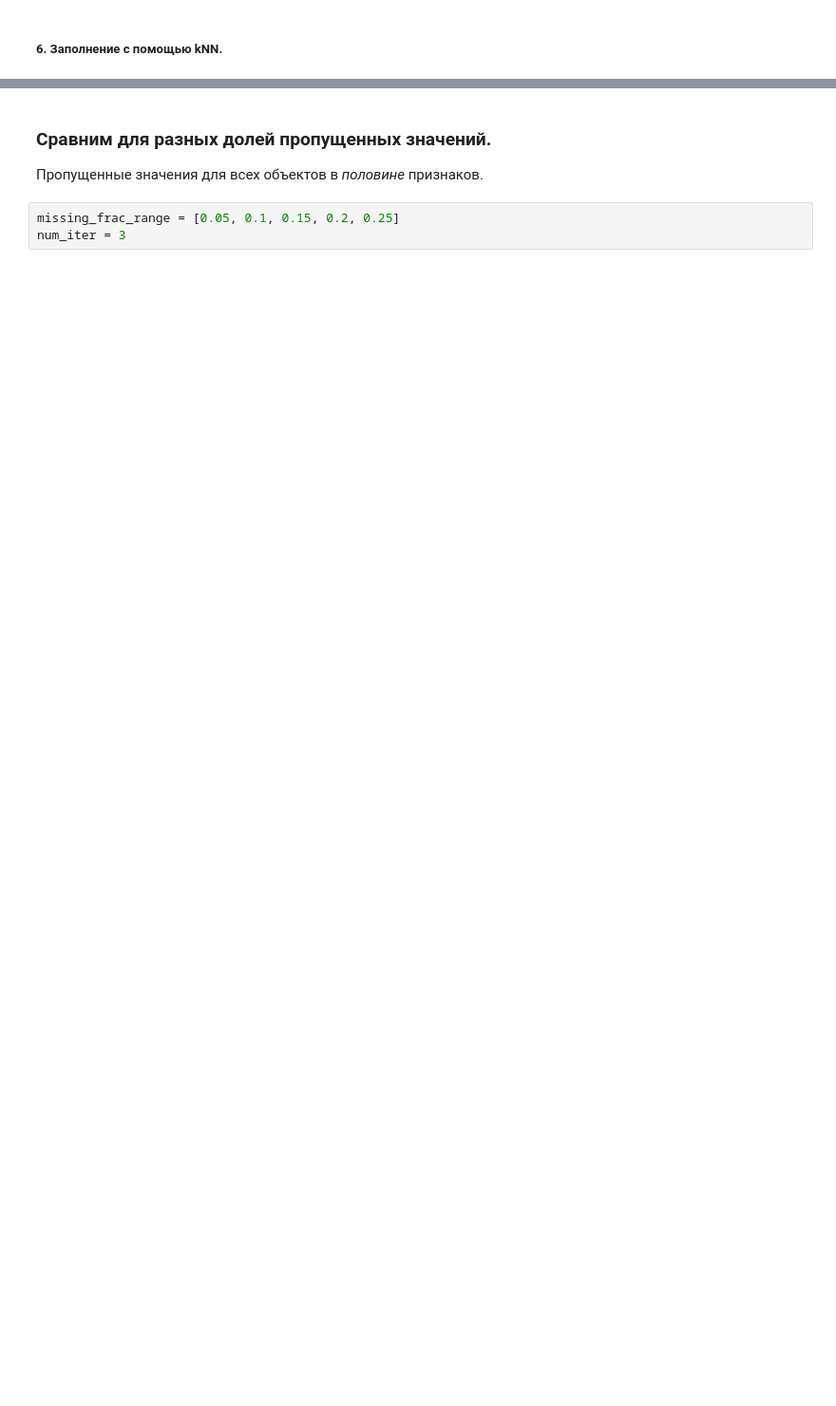
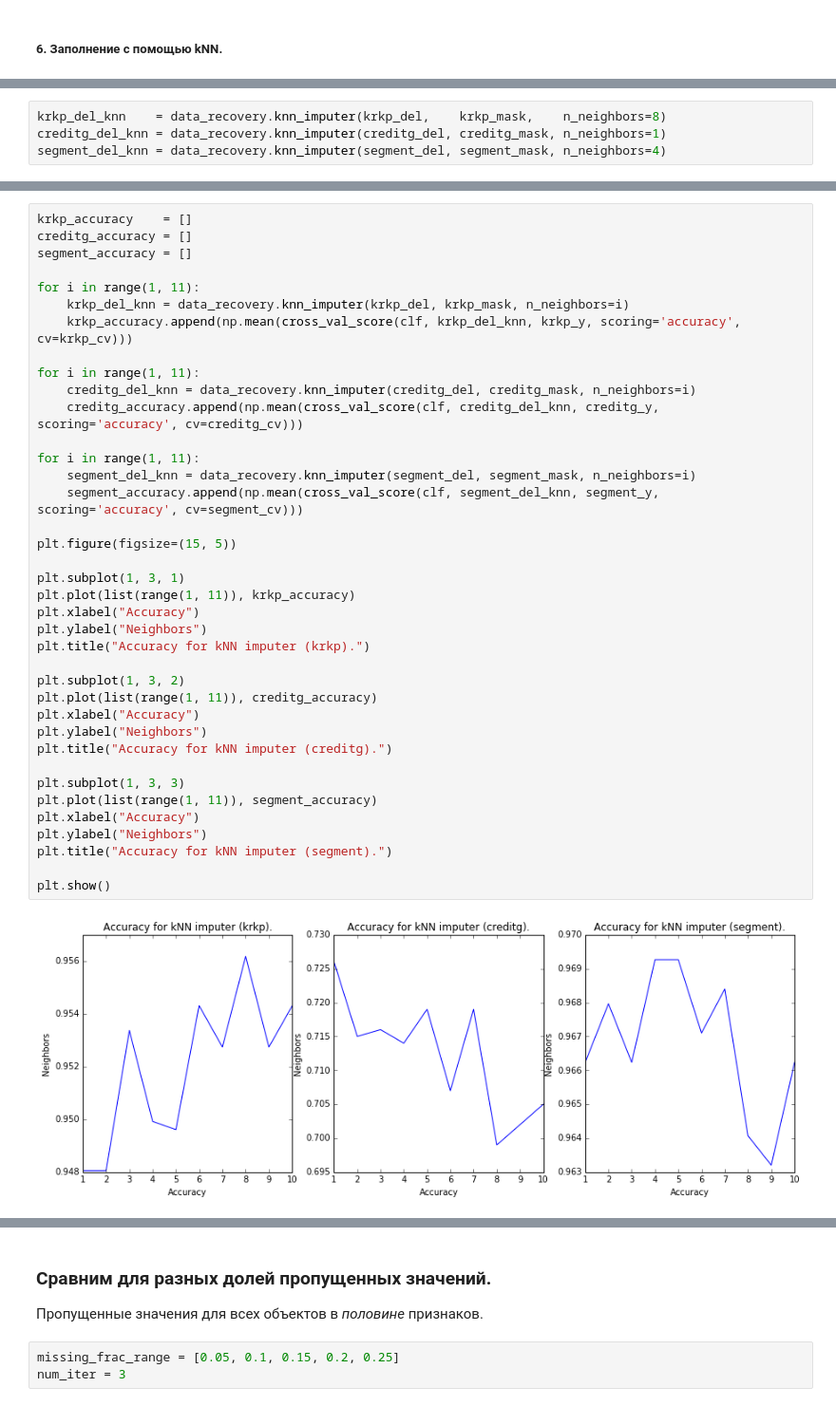
Before and after one commit to emilkayumov/missing-value, a Jupyter notebook: experiment.ipynb, the cells around one changed output, grey strips where cells are left out. Shown at 95% size. Drawn from its saved outputs; the diff is of its cells as text; blank space fills up the shorter version.

```diff
--- a/experiment.ipynb
+++ b/experiment.ipynb
@@ -177,0 +298,4 @@ plt.title("Accuracy for kNN imputer (L2).")
+# %%
+krkp_del_knn    = data_recovery.knn_imputer(krkp_del,    krkp_mask,    n_neighbors=8)
+creditg_del_knn = data_recovery.knn_imputer(creditg_del, creditg_mask, n_neighbors=1)
+segment_del_knn = data_recovery.knn_imputer(segment_del, segment_mask, n_neighbors=4)
@@ -177,0 +310,40 @@ plt.title("Accuracy for kNN imputer (L2).")
+# %%
+krkp_accuracy    = []
+creditg_accuracy = []
+segment_accuracy = []
+
+for i in range(1, 11):
+    krkp_del_knn = data_recovery.knn_imputer(krkp_del, krkp_mask, n_neighbors=i)
+    krkp_accuracy.append(np.mean(cross_val_score(clf, krkp_del_knn, krkp_y, scoring='accuracy', cv=krkp_cv)))
+
+for i in range(1, 11):
+    creditg_del_knn = data_recovery.knn_imputer(creditg_del, creditg_mask, n_neighbors=i)
+    creditg_accuracy.append(np.mean(cross_val_score(clf, creditg_del_knn, creditg_y, scoring='accuracy', cv=creditg_cv)))
+
+for i in range(1, 11):
+    segment_del_knn = data_recovery.knn_imputer(segment_del, segment_mask, n_neighbors=i)
+    segment_accuracy.append(np.mean(cross_val_score(clf, segment_del_knn, segment_y, scoring='accuracy', cv=segment_cv)))
+
+plt.figure(figsize=(15, 5))
+
+plt.subplot(1, 3, 1)
+plt.plot(list(range(1, 11)), krkp_accuracy)
+plt.xlabel("Accuracy")
+plt.ylabel("Neighbors")
+plt.title("Accuracy for kNN imputer (krkp).")
+
+plt.subplot(1, 3, 2)
+plt.plot(list(range(1, 11)), creditg_accuracy)
+plt.xlabel("Accuracy")
+plt.ylabel("Neighbors")
+plt.title("Accuracy for kNN imputer (creditg).")
+
+plt.subplot(1, 3, 3)
+plt.plot(list(range(1, 11)), segment_accuracy)
+plt.xlabel("Accuracy")
+plt.ylabel("Neighbors")
+plt.title("Accuracy for kNN imputer (segment).")
+
+plt.show()
+# %% [output]
+[figure, added]
```
Also changed, not shown: parts of 81 cells of this notebook, 1 other file.
